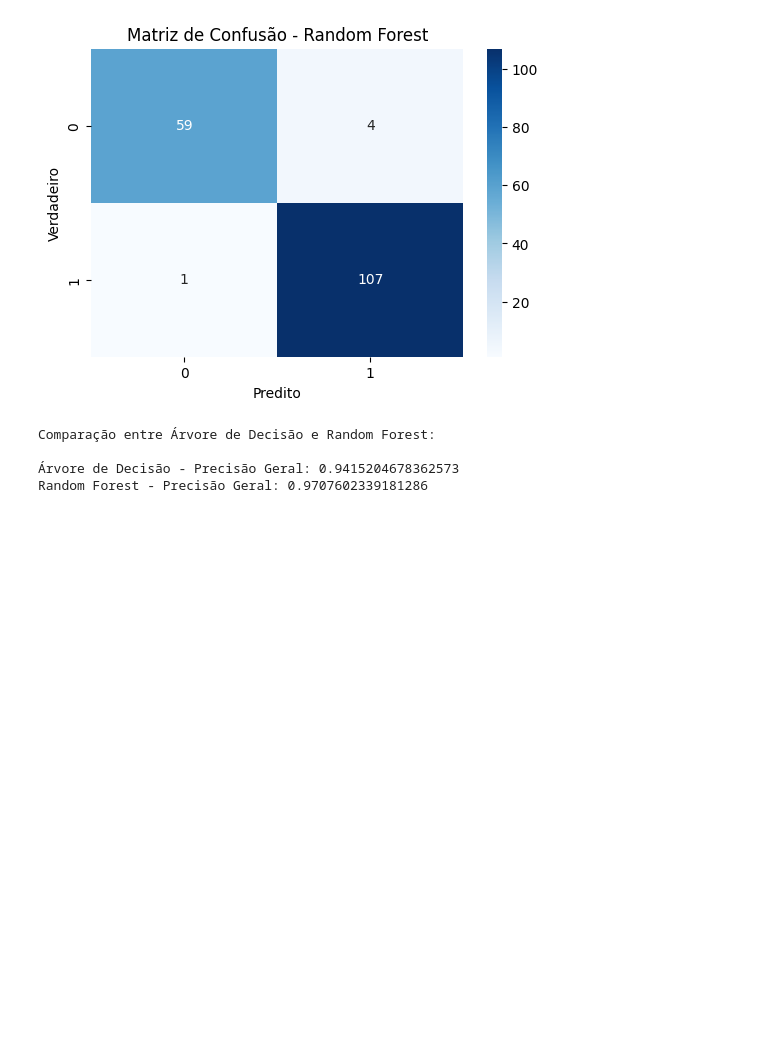
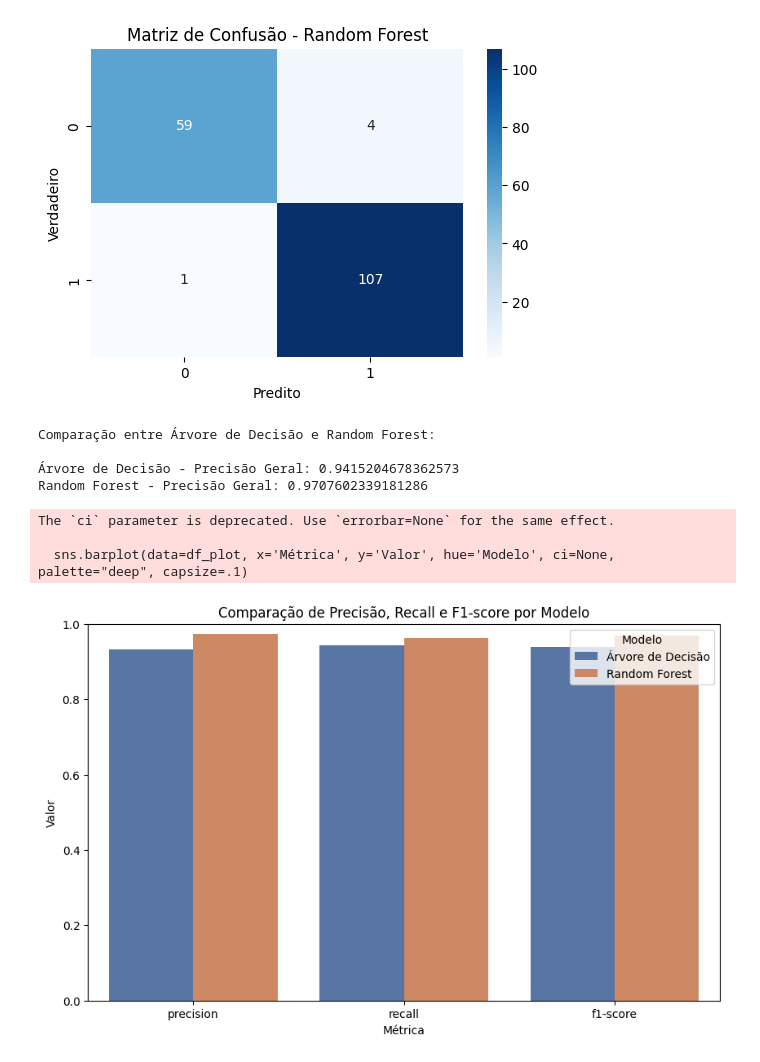
Before and after one commit to Gustavo653/exercicio-random-forest-2024-10-30, a Jupyter notebook: exercicio_random_forest_30_10_2024.ipynb, the cells around one changed output. Saved outputs shown, nothing was run; the diff lists cells and outputs as text; code cells hidden in the pictures; blank space fills up the shorter version.

```diff
--- a/exercicio_random_forest_30_10_2024.ipynb
+++ b/exercicio_random_forest_30_10_2024.ipynb
@@ -102,3 +102,59 @@ Comparação entre Árvore de Decisão e Random Forest:
 
 Árvore de Decisão - Precisão Geral: 0.9415204678362573
 Random Forest - Precisão Geral: 0.9707602339181286
+# %%
+import matplotlib.pyplot as plt
+import numpy as np
+from sklearn.metrics import classification_report
+
+# Gerar os relatórios de classificação para ambos os modelos
+report_dt = classification_report(y_test, y_pred_dt, target_names=target_names, output_dict=True)
+report_rf = classification_report(y_test, y_pred_rf, target_names=target_names, output_dict=True)
+
+# Extrair Precisão, Recall e F1-score para cada classe e modelo
+metrics = ['precision', 'recall', 'f1-score']
+classes = target_names
+
+# Organizar os dados para facilitar a plotagem
+data = {
+    'Modelo': [],
+    'Classe': [],
+    'Métrica': [],
+    'Valor': []
+}
+
+# Adicionar dados da Árvore de Decisão
+for metric in metrics:
+    for cls in classes:
+        data['Modelo'].append('Árvore de Decisão')
+        data['Classe'].append(cls)
+        data['Métrica'].append(metric)
+        data['Valor'].append(report_dt[cls][metric])
+
+# Adicionar dados do Random Forest
+for metric in metrics:
+    for cls in classes:
+        data['Modelo'].append('Random Forest')
+        data['Classe'].append(cls)
+        data['Métrica'].append(metric)
+        data['Valor'].append(report_rf[cls][metric])
+
+# Converter para DataFrame para plotagem
+import pandas as pd
+df_plot = pd.DataFrame(data)
+
+# Plotagem usando Seaborn para uma visualização mais organizada
+import seaborn as sns
+plt.figure(figsize=(10, 6))
+sns.barplot(data=df_plot, x='Métrica', y='Valor', hue='Modelo', ci=None, palette="deep", capsize=.1)
+plt.title("Comparação de Precisão, Recall e F1-score por Modelo")
+plt.xlabel("Métrica")
+plt.ylabel("Valor")
+plt.legend(title='Modelo')
+plt.ylim(0, 1)  # Como as métricas são de 0 a 1
+plt.show()
+# %% [output]
+The `ci` parameter is deprecated. Use `errorbar=None` for the same effect.
+
+  sns.barplot(data=df_plot, x='Métrica', y='Valor', hue='Modelo', ci=None, palette="deep", capsize=.1)
+[figure, added]
```
